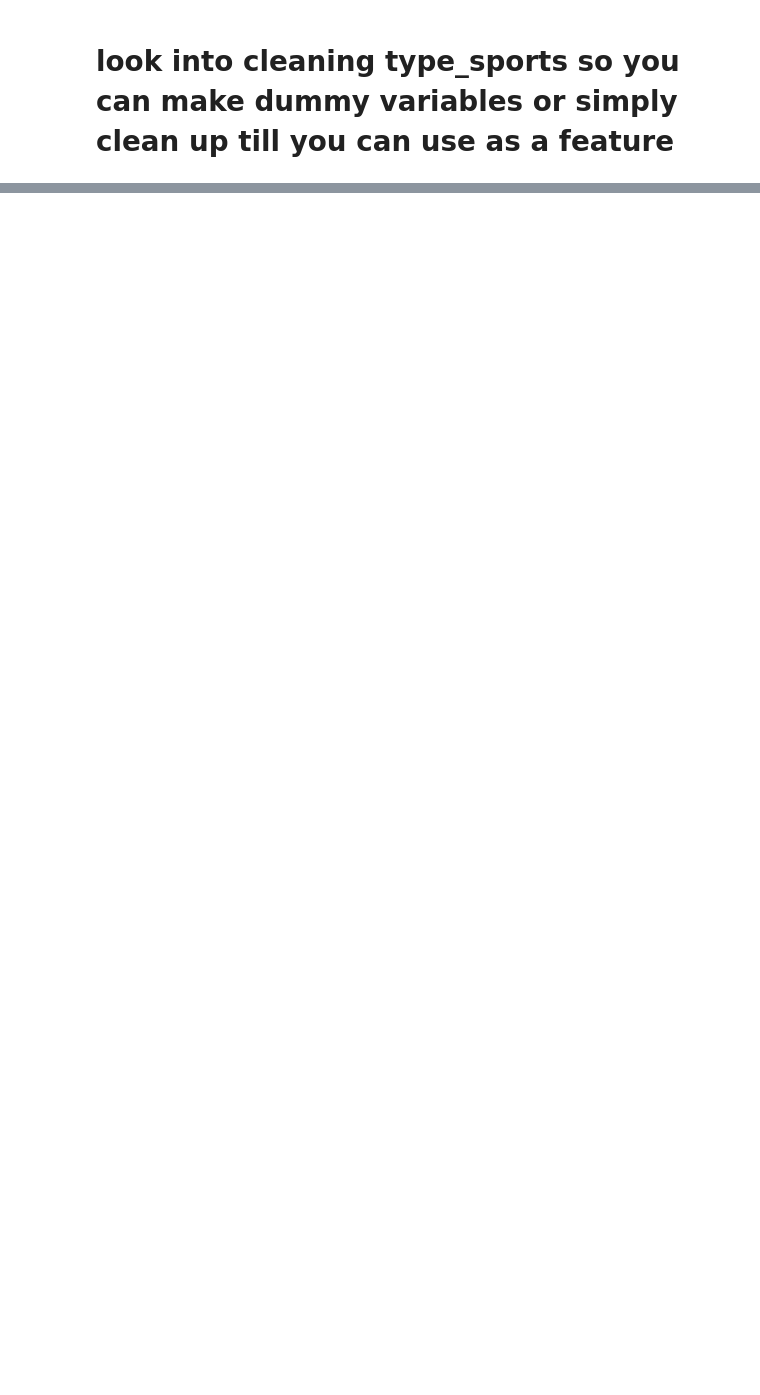
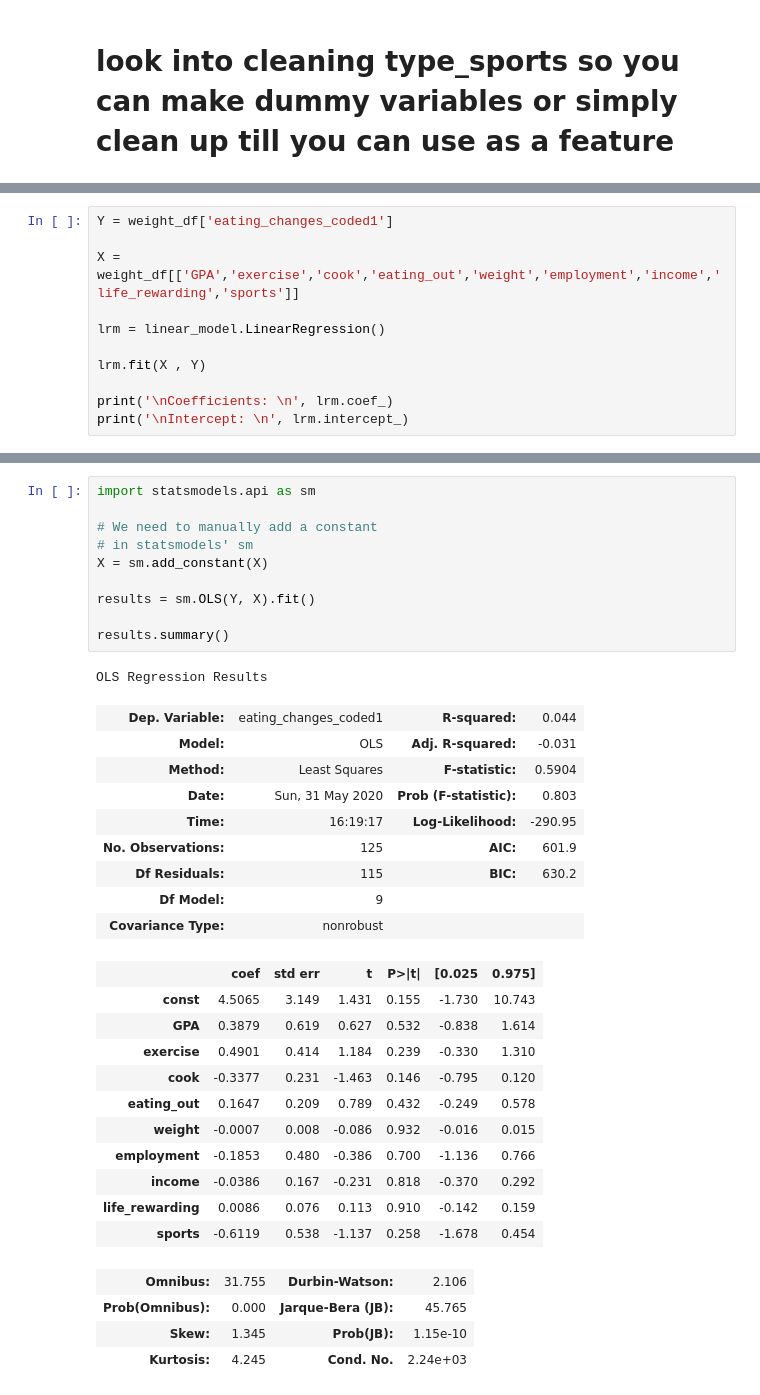
Before and after one commit to bmagnificent86/Capstone-II, a Jupyter notebook: CAPSTONE 2-Copy1.ipynb, the cells around one changed output, grey strips where cells are left out. Drawn from its saved outputs; the diff is of its cells as text; blank space fills up the shorter version.

```diff
--- a/CAPSTONE 2-Copy1.ipynb
+++ b/CAPSTONE 2-Copy1.ipynb
@@ -224,0 +240,11 @@ for column_name in ['exercise','eating_changes','cook','grade_level','income','s
+# %%
+Y = weight_df['eating_changes_coded1']
+
+X = weight_df[['GPA','exercise','cook','eating_out','weight','employment','income','life_rewarding','sports']]
+
+lrm = linear_model.LinearRegression()
+
+lrm.fit(X , Y)
+
+print('\nCoefficients: \n', lrm.coef_)
+print('\nIntercept: \n', lrm.intercept_)
@@ -224,0 +258,36 @@ for column_name in ['exercise','eating_changes','cook','grade_level','income','s
+# %%
+import statsmodels.api as sm
+
+# We need to manually add a constant
+# in statsmodels' sm
+X = sm.add_constant(X)
+
+results = sm.OLS(Y, X).fit()
+
+results.summary()
+# %% [output]
+OLS Regression Results
+| Dep. Variable: | eating_changes_coded1 | R-squared: | 0.044 |
+| Model: | OLS | Adj. R-squared: | -0.031 |
+| Method: | Least Squares | F-statistic: | 0.5904 |
+| Date: | Sun, 31 May 2020 | Prob (F-statistic): | 0.803 |
+| Time: | 16:19:17 | Log-Likelihood: | -290.95 |
+| No. Observations: | 125 | AIC: | 601.9 |
+| Df Residuals: | 115 | BIC: | 630.2 |
+| Df Model: | 9 |  |  |
+| Covariance Type: | nonrobust |  |  |
+|  | coef | std err | t | P>|t| | [0.025 | 0.975] |
+| const | 4.5065 | 3.149 | 1.431 | 0.155 | -1.730 | 10.743 |
+| GPA | 0.3879 | 0.619 | 0.627 | 0.532 | -0.838 | 1.614 |
+| exercise | 0.4901 | 0.414 | 1.184 | 0.239 | -0.330 | 1.310 |
+| cook | -0.3377 | 0.231 | -1.463 | 0.146 | -0.795 | 0.120 |
+| eating_out | 0.1647 | 0.209 | 0.789 | 0.432 | -0.249 | 0.578 |
+| weight | -0.0007 | 0.008 | -0.086 | 0.932 | -0.016 | 0.015 |
+| employment | -0.1853 | 0.480 | -0.386 | 0.700 | -1.136 | 0.766 |
+| income | -0.0386 | 0.167 | -0.231 | 0.818 | -0.370 | 0.292 |
+| life_rewarding | 0.0086 | 0.076 | 0.113 | 0.910 | -0.142 | 0.159 |
+| sports | -0.6119 | 0.538 | -1.137 | 0.258 | -1.678 | 0.454 |
+| Omnibus: | 31.755 | Durbin-Watson: | 2.106 |
+| Prob(Omnibus): | 0.000 | Jarque-Bera (JB): | 45.765 |
+| Skew: | 1.345 | Prob(JB): | 1.15e-10 |
+| Kurtosis: | 4.245 | Cond. No. | 2.24e+03 |
```
Also changed, not shown: parts of 33 cells of this notebook.
